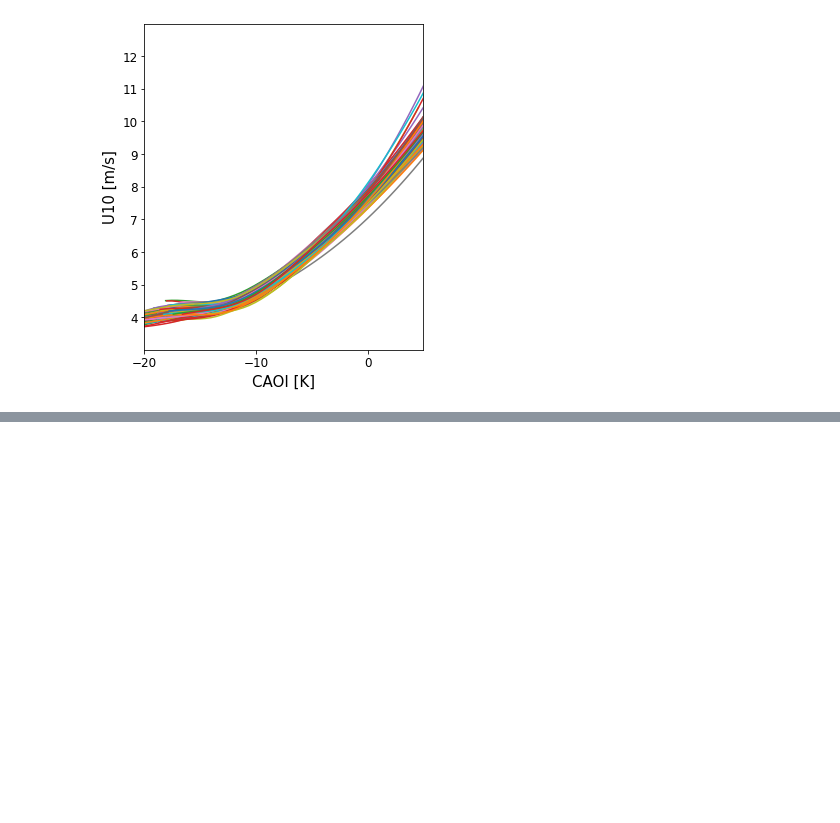
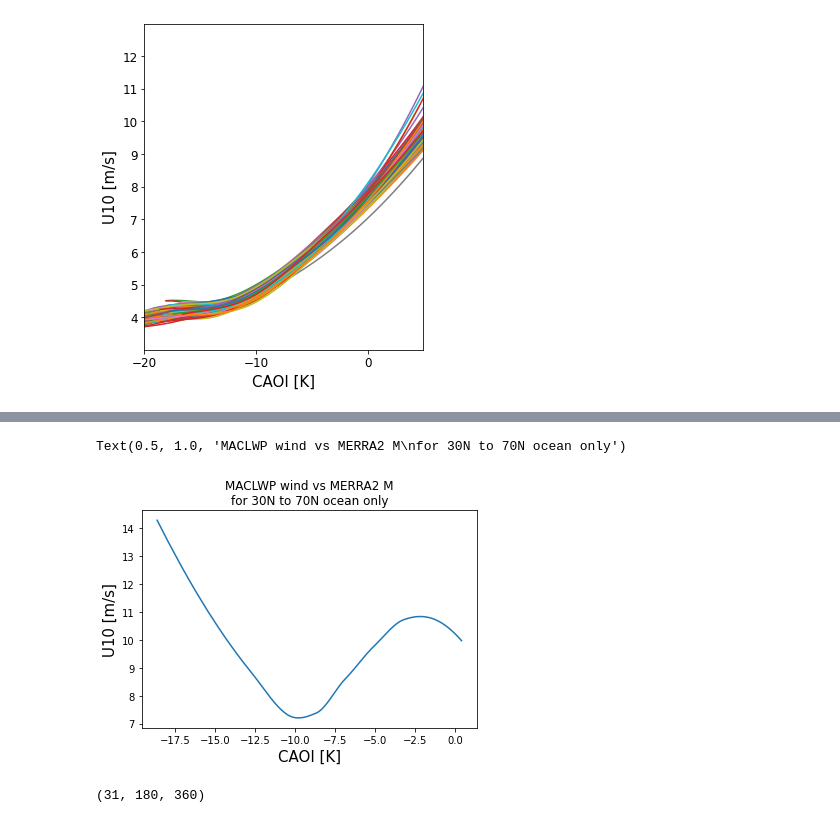
Before and after one commit to geethmaw/link, a Jupyter notebook: ppe&maclwp.ipynb, the cells around one changed output, grey strips where cells are left out. Saved outputs shown, nothing was run; the diff lists cells and outputs as text; code cells hidden in the pictures; blank space fills up the shorter version.

```diff
--- a/ppe&maclwp.ipynb
+++ b/ppe&maclwp.ipynb
@@ -127,28 +172,28 @@ mac_wind_nan = mac_wind[~np.isnan(mac_theta)]
 from scipy import stats
 from skmisc.loess import loess
 
-bin_means, bin_edges, binnumber = stats.binned_statistic(mac_theta_nan, mac_wind_nan, 'mean', bins=200)
+bin_means, bin_edges, binnumber = stats.binned_statistic(plot_mer_theta, plot_mac_wind, 'mean', bins=200)
 bin_width = (bin_edges[1] - bin_edges[0])
 bin_centers = bin_edges[1:] - bin_width/2
 
 mac_bin_means = bin_means[~np.isnan(bin_means)]
 mac_bin_centers = bin_centers[~np.isnan(bin_means)]
 
-x = np.array(mac_bin_centers)
-y = np.array(mac_bin_means)
+x = np.array(mac_bin_centers[:])
+y = np.array(mac_bin_means[:])
 ind = np.argsort(x)
 xx = np.sort(x)
 yy = y[ind]
 
-macl = loess(xx,yy)
-macl.fit()
-macpred = macl.predict(xx, stderror=True)
-macconf = macpred.confidence()
+l = loess(xx,yy)
+l.fit()
+pred = l.predict(xx, stderror=True)
+conf = pred.confidence()
 
-macloess = macpred.values
-macll = conf.lower
-macul = conf.upper
-macxx = xx
+macloess = pred.values
+ll = conf.lower
+ul = conf.upper
+finaltheta = xx
 # %% [markdown]
 ### PLOT
 # %%
@@ -172,0 +224,16 @@ plt.ylim([3,13])
+# %%
+plt.plot(finaltheta, macloess)
+plt.ylabel('U10 [m/s]',fontsize='15')
+plt.xlabel('CAOI [K]',fontsize='15')
+plt.title('MACLWP wind vs MERRA2 M\nfor 30N to 70N ocean only')
+# plt.xticks([-20,-10,0],fontsize='12')
+# plt.yticks(np.arange(4,13),fontsize='12')
+# plt.xlim([-20,5])
+# plt.ylim([3,13])
+# %% [output]
+Text(0.5, 1.0, 'MACLWP wind vs MERRA2 M\nfor 30N to 70N ocean only')
+[figure, added]
+# %%
+np.shape(macw)
+# %% [output]
+(31, 180, 360)
```
Also changed, not shown: parts of 15 cells of this notebook, 1 other file.
